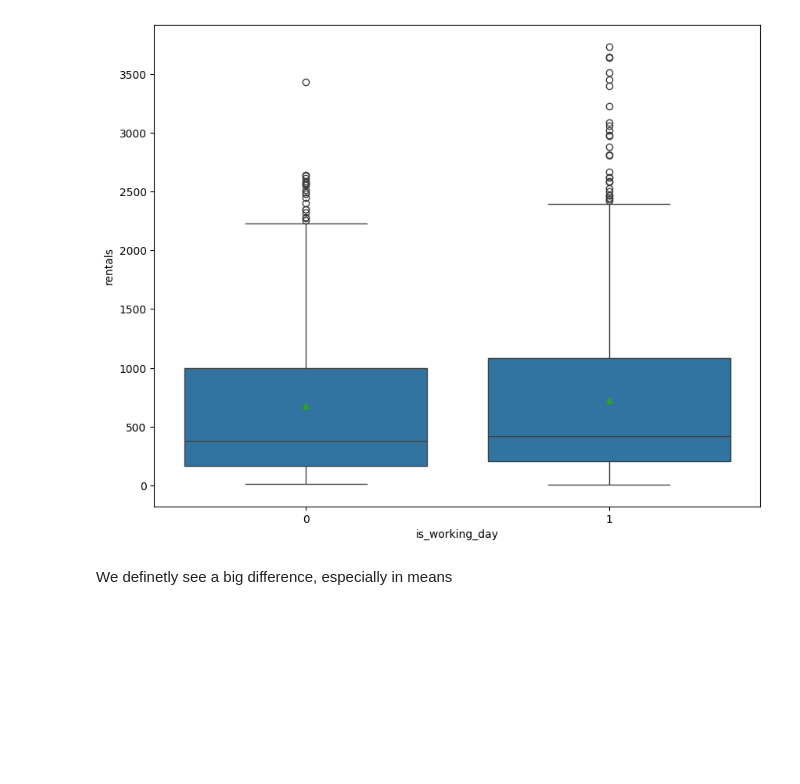
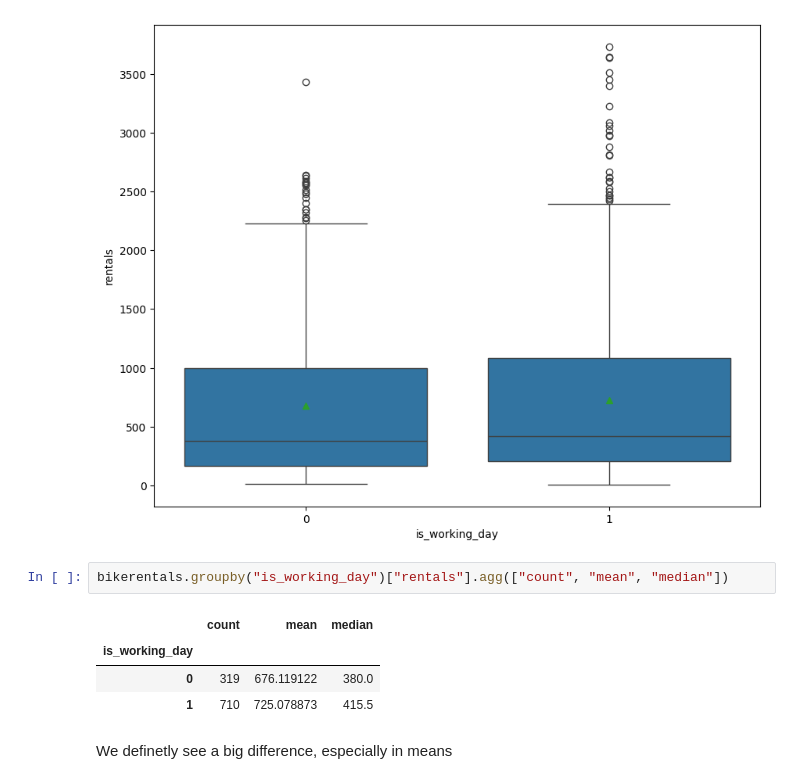
Before and after one commit to pablovitoria/business_analysis_structured_data, a Jupyter notebook: scripts/A1: Modeling Case Study - Bike Rentals in Chicago.ipynb, the cells around one changed output. Drawn from its saved outputs; the diff is of its cells as text; blank space fills up the shorter version.

```diff
--- a/scripts/A1: Modeling Case Study - Bike Rentals in Chicago.ipynb
+++ b/scripts/A1: Modeling Case Study - Bike Rentals in Chicago.ipynb
@@ -83,6 +128,13 @@ sns.boxplot(x    = 'is_working_day',
 # %% [output]
 <Axes: xlabel='is_working_day', ylabel='rentals'>
 [figure]
+# %%
+bikerentals.groupby("is_working_day")["rentals"].agg(["count", "mean", "median"])
+# %% [output]
+|  | count | mean | median |
+| is_working_day |  |  |  |
+| 0 | 319 | 676.119122 | 380.0 |
+| 1 | 710 | 725.078873 | 415.5 |
 # %% [markdown]
 We definetly see a big difference, especially in means
 # %% [markdown]
```
Also changed, not shown: parts of 6 cells of this notebook.
